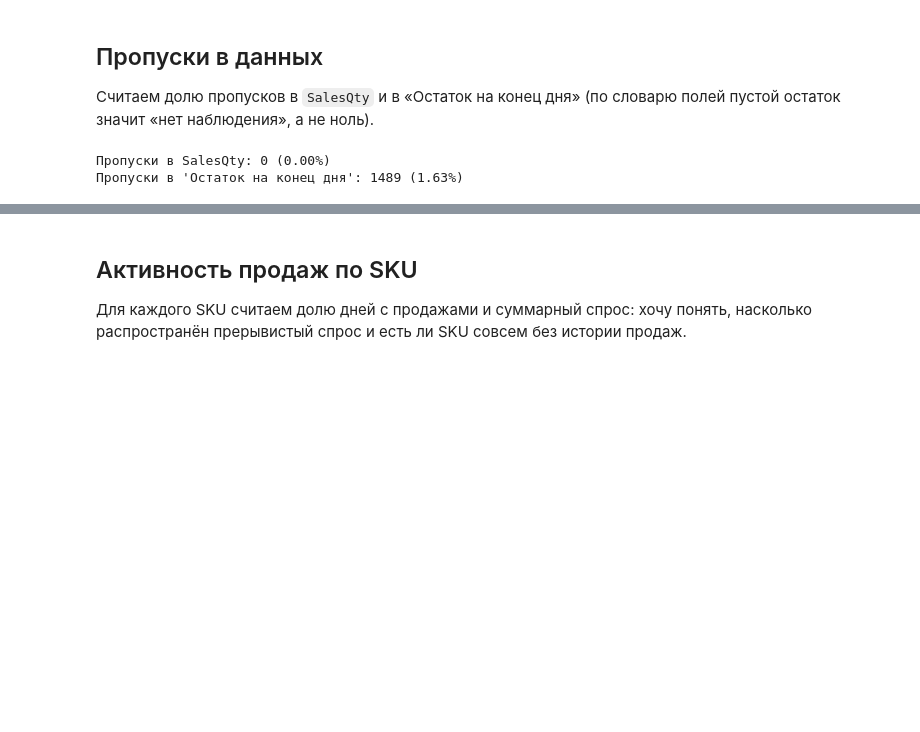
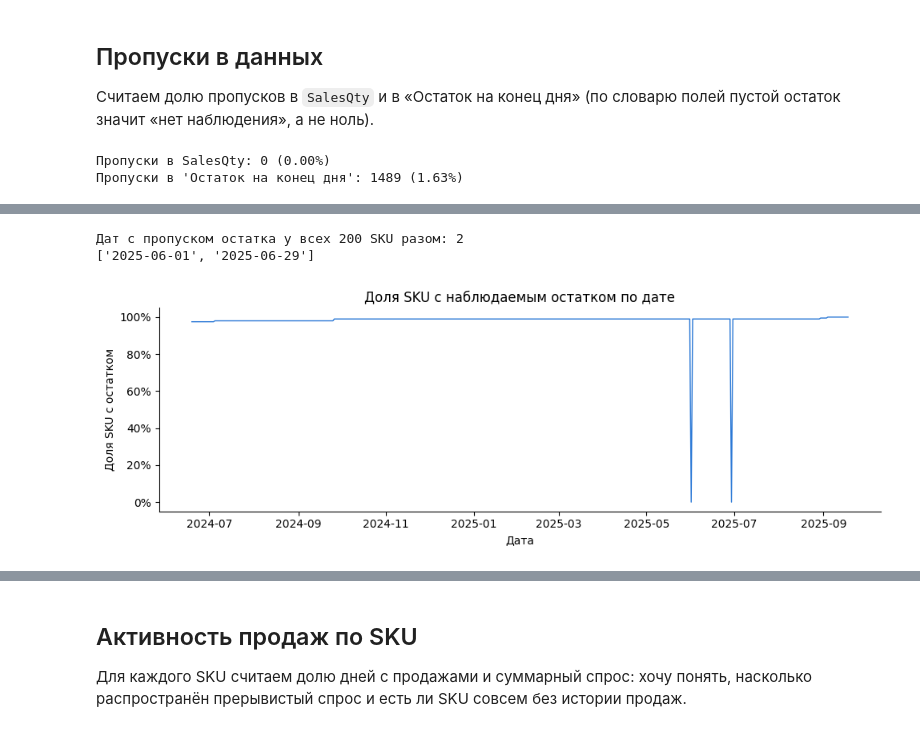
Before and after one commit to Viktor-VK/reorder-model, a Jupyter notebook: notebooks/reorder_model.ipynb, the cells around one changed output, grey strips where cells are left out. Saved outputs shown, nothing was run; the diff lists cells and outputs as text; code cells hidden in the pictures; blank space fills up the shorter version.

```diff
--- a/notebooks/reorder_model.ipynb
+++ b/notebooks/reorder_model.ipynb
@@ -325,3 +329,22 @@ def plot_comparison_bars(comparison_df, metric_col, ylabel, title, exclude_model
+# %%
+def plot_stock_observation_rate(observation_rate_by_date):
+    """Line chart: доля SKU с наблюдаемым остатком по дате. observation_rate_by_date -
+    Series, индекс - Date, значения - доля от 0 до 1."""
+    fig, ax = plt.subplots(figsize=(10, 3.5))
+    ax.plot(
+        observation_rate_by_date.index, observation_rate_by_date.values,
+        color="#2a78d6", linewidth=1,
+    )
+
+    ax.set_xlabel("Дата")
+    ax.set_ylabel("Доля SKU с остатком")
+    ax.set_title("Доля SKU с наблюдаемым остатком по дате")
+    ax.yaxis.set_major_formatter(mticker.PercentFormatter(xmax=1.0, decimals=0))
+    ax.set_ylim(-0.05, 1.05)
+    ax.spines["top"].set_visible(False)
+    ax.spines["right"].set_visible(False)
+    plt.tight_layout()
+    plt.show()
 # %% [markdown]
 # Раздел 1. Baseline
 # %% [markdown]
@@ -529,0 +557,17 @@ print(f"Пропуски в 'Остаток на конец дня': {missing_st
+# %%
+# Для каждой даты считаем долю SKU (из 200), у которых остаток в этот день наблюдается.
+missing_by_date = history_df.groupby("Date")["Остаток на конец дня"].apply(lambda s: s.isna().sum())
+observation_rate_by_date = 1 - missing_by_date / 200
+
+# Даты, где пропуск случился абсолютно у всех 200 SKU разом - это не "у каждого свой пропуск",
+# а системный провал наблюдения на уровне всего дня.
+fully_missing_dates = missing_by_date[missing_by_date == 200]
+
+print("Дат с пропуском остатка у всех 200 SKU разом:", len(fully_missing_dates))
+print(fully_missing_dates.index.strftime("%Y-%m-%d").tolist())
+
+plot_stock_observation_rate(observation_rate_by_date)
+# %% [output]
+Дат с пропуском остатка у всех 200 SKU разом: 2
+['2025-06-01', '2025-06-29']
+[figure, added]
```
Also changed, not shown: parts of 3 cells of this notebook, 1 other file.
